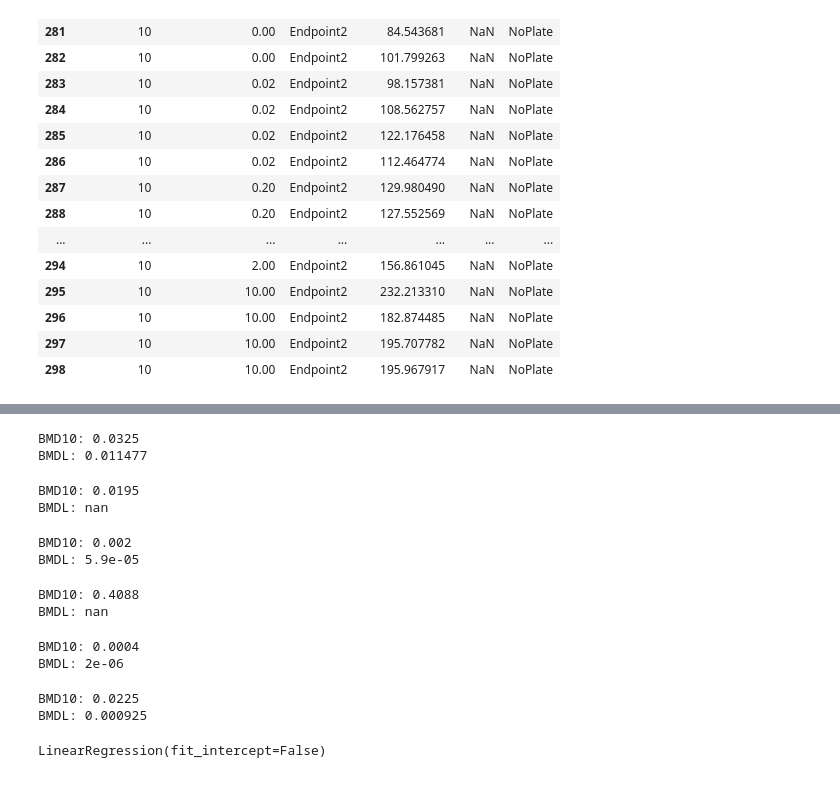
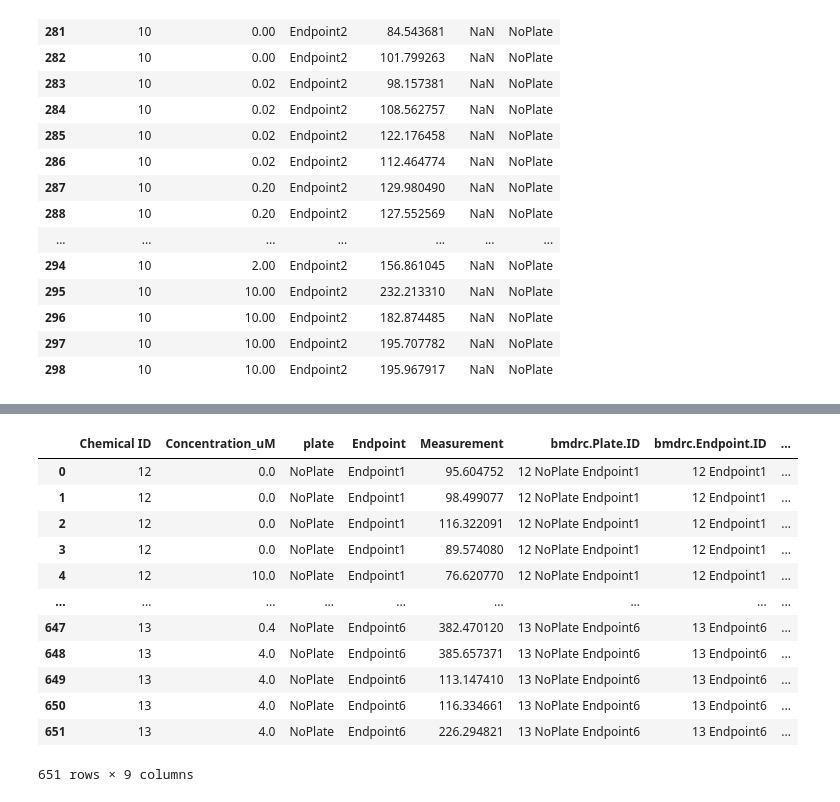
Before and after one commit to PNNL-CompBio/bmdrc, a Jupyter notebook: vignettes/Continuous Class Example.ipynb, the cells around one changed output, grey strips where cells are left out. Cells and saved outputs as stored; diff of their text form; code cells hidden in the pictures.

```diff
--- a/vignettes/Continuous Class Example.ipynb
+++ b/vignettes/Continuous Class Example.ipynb
@@ -288,62 +275,16 @@ BMDL: 0.011476
-# %%
-# Exponential Regression
-print("BMD10:", np.round(exp.predict_x(exp.get_response_level(10)), 4))
-a, b = correlated_values(exp.params, exp.cov)
-response = exp.fixed_intercept + (a * (unp.exp(b * 0.1) - 1))
-print("BMDL:", np.round(exp.predict_x(exp.get_response_level(10) - unp.std_devs(response)), 6))
-# %% [output]
-BMD10: 0.0325
-BMDL: 0.011477
-# %%
-# Gompertz Regression
-print("BMD10:", np.round(gom.predict_x(gom.get_response_level(10)), 4))
-a, b, c = correlated_values(gom.params, gom.cov)
-response = gom.fixed_intercept + a * unp.exp(-1 * b * unp.exp(-1 * c * 0.1))
-print("BMDL:", np.round(gom.predict_x(gom.get_response_level(10) - unp.std_devs(response)), 6))
-# %% [output]
-BMD10: 0.0195
-BMDL: nan
-# %%
-# Hill Regression
-print("BMD10:", np.round(hill.predict_x(hill.get_response_level(10)), 4))
-a, b = correlated_values(hill.params, hill.cov)
-response = hill.fixed_intercept + ((hill.vmax * (0.1**a)) / (b**a + 0.1**a))
-print("BMDL:", np.round(hill.predict_x(hill.get_response_level(10) - unp.std_devs(response)), 6))
-# %% [output]
-BMD10: 0.002
-BMDL: 5.9e-05
-# %%
-# Michaelis-Mentin Regression
-print("BMD10:", np.round(mm.predict_x(mm.get_response_level(10)), 4))
-
-try:
-    a = correlated_values(mm.params, mm.cov)
-    response = mm.fixed_intercept + ((mm.vmax * 0.1) / (a + 0.1))
-    print("BMDL:", np.round(mm.predict_x(mm.get_response_level(10) - unp.std_devs(response)), 6))
-except TypeError:
-    print("BMDL: nan")
-# %% [output]
-BMD10: 0.4088
-BMDL: nan
-# %%
-# Power Regression
-print("BMD10:", np.round(pow.predict_x(pow.get_response_level(10)), 4))
-a, b = correlated_values(pow.params, pow.cov)
-response = pow.fixed_intercept + a * 0.1**b
-print("BMDL:", np.round(pow.predict_x(pow.get_response_level(10) - unp.std_devs(response)), 6))
-# %% [output]
-BMD10: 0.0004
-BMDL: 2e-06
-# %%
-# Weibull Regression
-print("BMD10:", np.round(weib.predict_x(weib.get_response_level(10)), 4))
-a, b, c = correlated_values(weib.params, weib.cov)
-response = weib.fixed_intercept + (a * (1 - unp.exp(-(0.1 / b)**c)))
-print("BMDL:", np.round(weib.predict_x(weib.get_response_level(10) - unp.std_devs(response)), 6))
-# %% [output]
-BMD10: 0.0225
-BMDL: 0.000925
-# %%
-linear.model
-# %% [output]
-LinearRegression(fit_intercept=False)
+# %%
+con.plate_groups
+# %% [output]
+|  | Chemical ID | Concentration_uM | plate | Endpoint | Measurement | bmdrc.Plate.ID | bmdrc.Endpoint.ID | ... |
+| 0 | 12 | 0.0 | NoPlate | Endpoint1 | 95.604752 | 12 NoPlate Endpoint1 | 12 Endpoint1 | ... |
+| 1 | 12 | 0.0 | NoPlate | Endpoint1 | 98.499077 | 12 NoPlate Endpoint1 | 12 Endpoint1 | ... |
+| 2 | 12 | 0.0 | NoPlate | Endpoint1 | 116.322091 | 12 NoPlate Endpoint1 | 12 Endpoint1 | ... |
+| 3 | 12 | 0.0 | NoPlate | Endpoint1 | 89.574080 | 12 NoPlate Endpoint1 | 12 Endpoint1 | ... |
+| 4 | 12 | 10.0 | NoPlate | Endpoint1 | 76.620770 | 12 NoPlate Endpoint1 | 12 Endpoint1 | ... |
+| ... | ... | ... | ... | ... | ... | ... | ... | ... |
+| 647 | 13 | 0.4 | NoPlate | Endpoint6 | 382.470120 | 13 NoPlate Endpoint6 | 13 Endpoint6 | ... |
+| 648 | 13 | 4.0 | NoPlate | Endpoint6 | 385.657371 | 13 NoPlate Endpoint6 | 13 Endpoint6 | ... |
+| 649 | 13 | 4.0 | NoPlate | Endpoint6 | 113.147410 | 13 NoPlate Endpoint6 | 13 Endpoint6 | ... |
+| 650 | 13 | 4.0 | NoPlate | Endpoint6 | 116.334661 | 13 NoPlate Endpoint6 | 13 Endpoint6 | ... |
+| 651 | 13 | 4.0 | NoPlate | Endpoint6 | 226.294821 | 13 NoPlate Endpoint6 | 13 Endpoint6 | ... |
+651 rows × 9 columns
```
Also changed, not shown: parts of 4 cells of this notebook, 2 other files.
